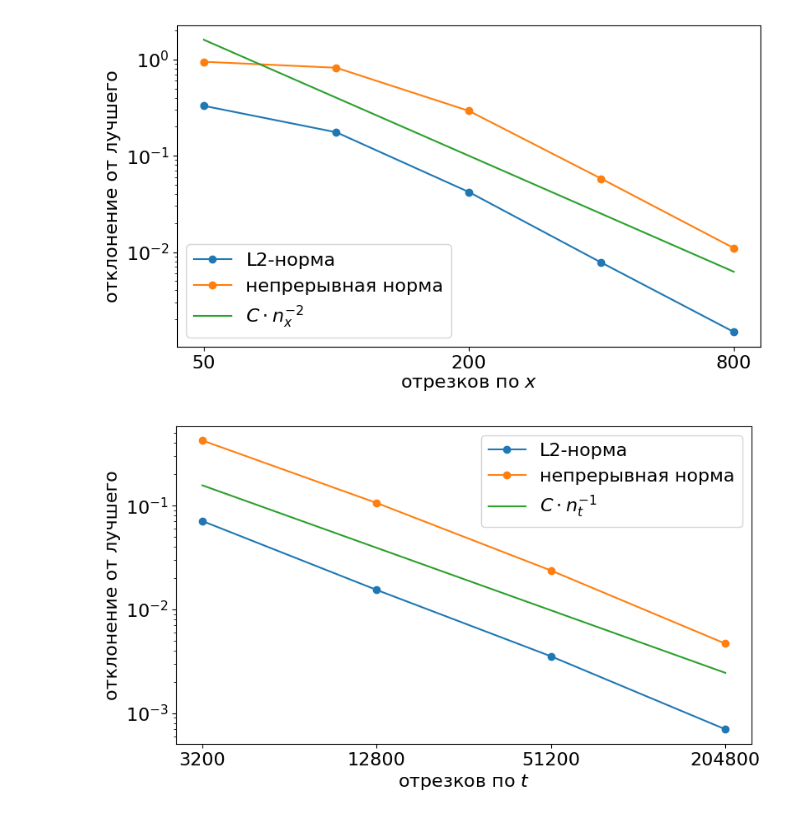
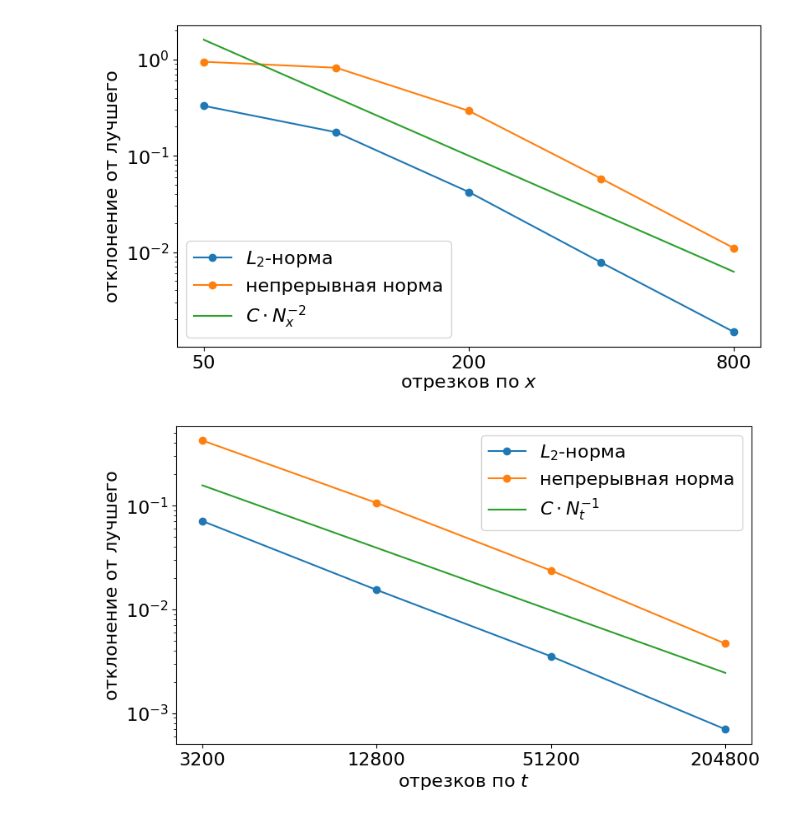
Before and after one commit to ponomarevandr/disruption, a Jupyter notebook: one_dim_problem/experiments/scheme_convergence/convergence.ipynb, the cells around one changed output. Saved outputs shown, nothing was run; the diff lists cells and outputs as text; code cells hidden in the pictures.

```diff
--- a/one_dim_problem/experiments/scheme_convergence/convergence.ipynb
+++ b/one_dim_problem/experiments/scheme_convergence/convergence.ipynb
@@ -72,17 +72,17 @@ plt.show()
 # %%
 errors_L2 = [norm_L2(models[i, 2 * i + 1], models[7, 15]) for i in range(3, 7)]
 errors_continuous = [norm_continuous(models[i, 2 * i + 1], models[7, 15]) for i in range(3, 7)]
 plt.figure(figsize=(9, 5))
 plt.xlabel('отрезков по $t$')
 plt.xscale('log')
 plt.xticks(ticks=50 * 4 ** np.arange(3, 7), labels=50 * 4 ** np.arange(3, 7))
 plt.xticks(ticks=[], minor=True)
 plt.ylabel('отклонение от лучшего')
 plt.yscale('log')
 plt.plot([25 * 2 ** (2 * i + 1) for i in range(3, 7)], errors_L2, '-o', color='C0')
 plt.plot([25 * 2 ** (2 * i + 1) for i in range(3, 7)], errors_continuous, '-o', color='C1')
 plt.plot(np.linspace(3200, 204800, 2), 500 / np.linspace(3200, 204800, 2), color='C2')
-plt.legend(['L2-норма', 'непрерывная норма', '$C \cdot n_t^{-1}$'])
+plt.legend(['$L_2$-норма', 'непрерывная норма', '$C \cdot N_t^{-1}$'])
 plt.show()
 # %% [output]
-[figure, old version]
+[figure, new version]
```
Also changed, not shown: parts of 2 cells of this notebook, 11 other files.
